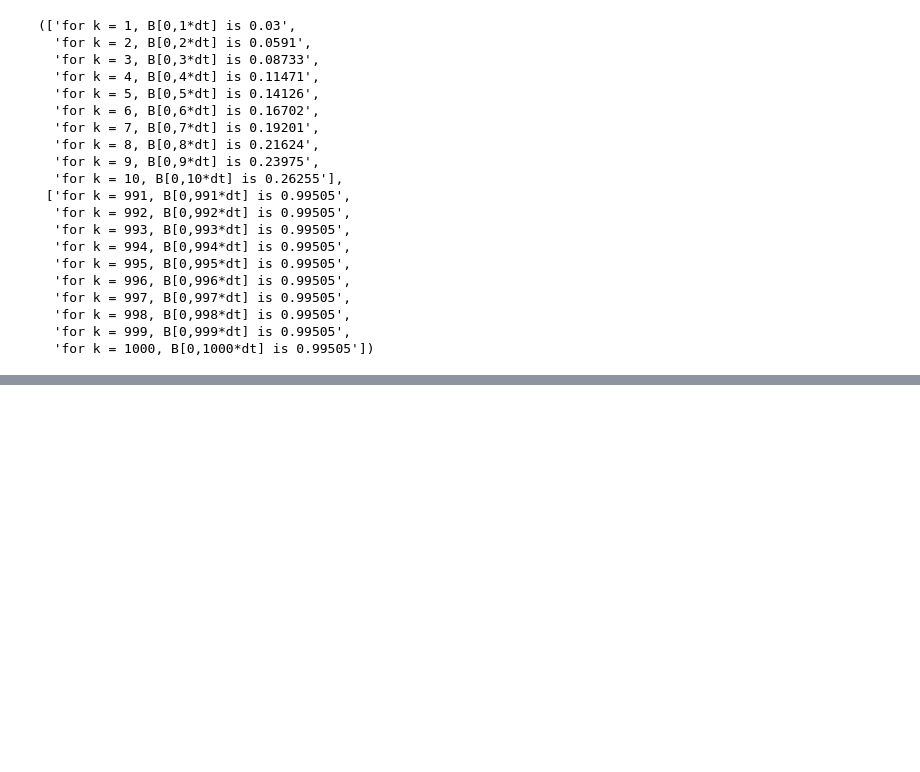
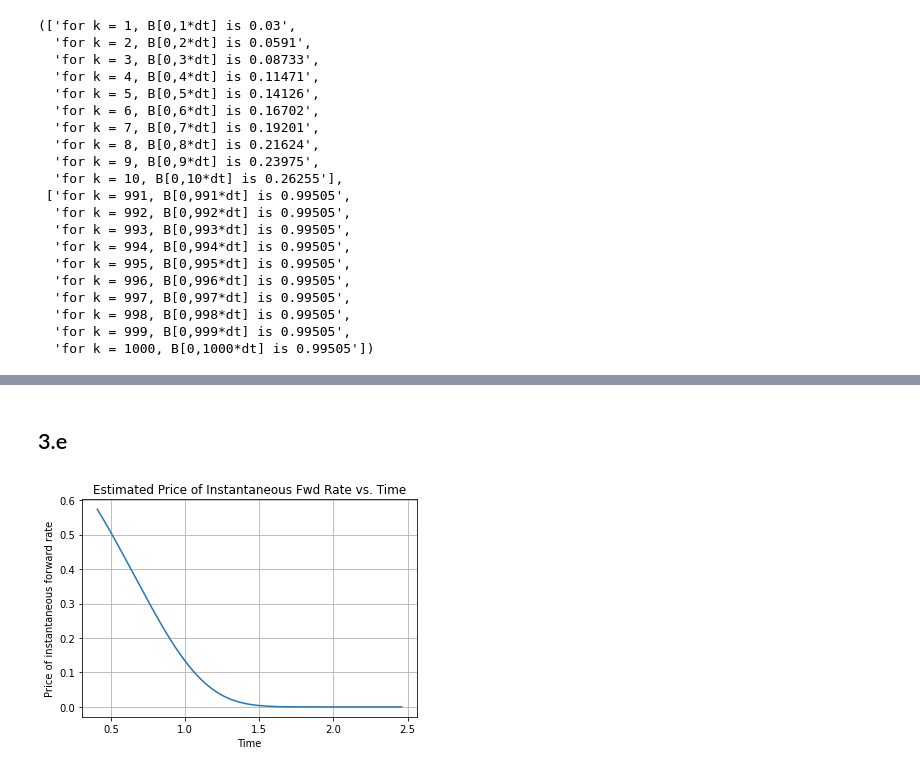
Before and after one commit to sethkelley2/Math-623-Computational-Finance, a Jupyter notebook: Math623_Homework2.ipynb, the cells around one changed output, grey strips where cells are left out. Drawn from its saved outputs; the diff is of its cells as text; code cells hidden in the pictures; blank space fills up the shorter version.

```diff
--- a/Math623_Homework2.ipynb
+++ b/Math623_Homework2.ipynb
@@ -522,0 +541,2 @@ Bk[:10],Bk[990:]
+# %% [markdown]
+## 3.e
@@ -522,0 +560,23 @@ Bk[:10],Bk[990:]
+# %%
+for i in range(M):
+    V[-1,i] = K*np.exp(-r*(T-i*dt)) - K*np.exp(-3*delta*np.sqrt(T/K))
+# %%
+V[:,-1] = K - S
+# %%
+for i in range(len(V[:,-1])):
+    V[i,-1] = max(V[i,-1],0)
+# %%
+for i in range(V.shape[1]-1):
+    for j in range(V.shape[0]-2):
+        sigma = delta * S[j]**(-1/2)
+        pUp = (sigma**2)*dt/(2*(dx**2)) + (r - (sigma**2)/2)*dt/(2*dx)
+        p = 1 - (sigma**2)*dt/(dx**2)
+        pDown = (sigma**2)*dt/(2*(dx**2)) - (r - (sigma**2)/2)*dt/(2*dx)
+
+        V[1+j,V.shape[1]-2-i] = V[j,V.shape[1]-1-i]*(pUp) + V[1+j,V.shape[1]-1-i]*(p-r*dt) + V[2+j,V.shape[1]-1-i]*(pDown)
+# %%
+ax6 = sns.lineplot(S,V[:,0])
+ax6.set(xlabel = 'Time', ylabel = 'Price of instantaneous forward rate',title = "Estimated Price of Instantaneous Fwd Rate vs. Time")
+ax6.grid()
+# %% [output]
+[figure, added]
```
Also changed, not shown: parts of 5 cells of this notebook.
